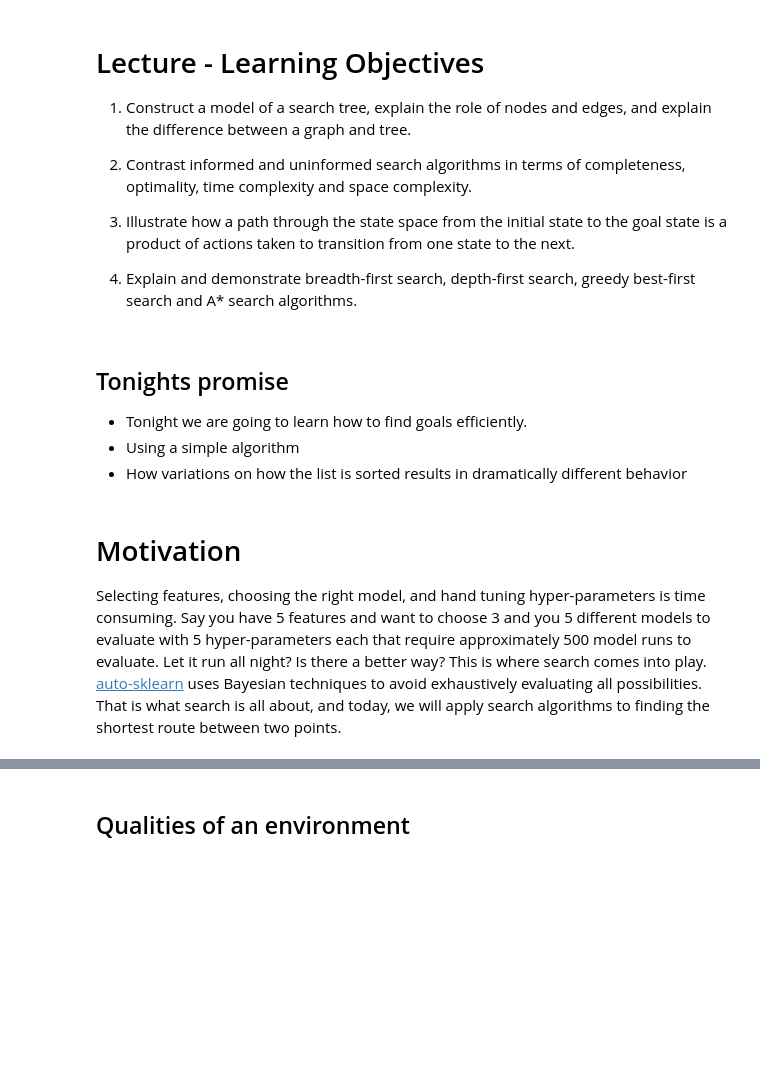
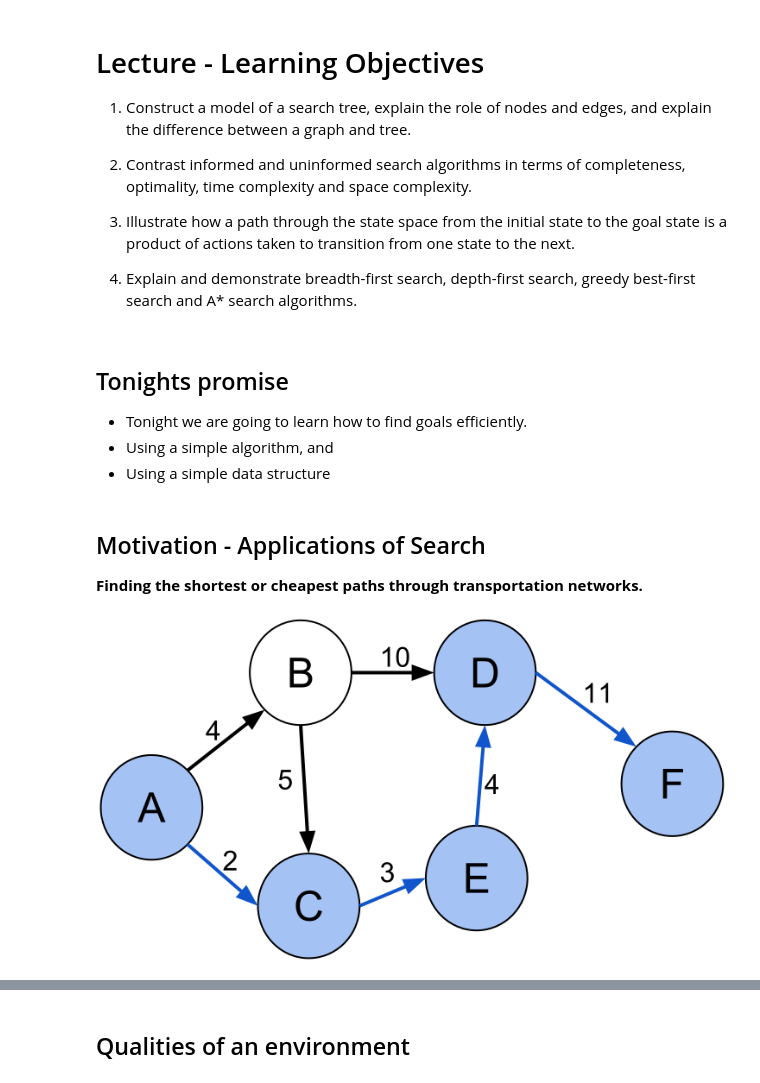
Before and after one commit to robOcity/ai-course, a Jupyter notebook: slides/week-2-search-slides.ipynb, the cells around one changed output, grey strips where cells are left out. Saved outputs shown, nothing was run; the diff lists cells and outputs as text; code cells hidden in the pictures; blank space fills up the shorter version.

Commit message:
doc: updating search slides

```diff
--- a/slides/week-2-search-slides.ipynb
+++ b/slides/week-2-search-slides.ipynb
@@ -85,8 +85,13 @@ Image('images/simple_problem_solving_agent.jpg')
 ## Tonights promise
 
 * Tonight we are going to learn how to find goals efficiently.
-* Using a simple algorithm
-* How variations on how the list is sorted results in dramatically different behavior
+* Using a simple algorithm, and
+* Using a simple data structure
-# %% [markdown]
-# Motivation
-Selecting features, choosing the right model, and hand tuning hyper-parameters is time consuming.  Say you have 5 features and want to choose 3 and you 5 different models to evaluate with 5 hyper-parameters each that require approximately 500 model runs to evaluate.  Let it run all night? Is there a better way?  This is where search comes into play. [auto-sklearn](https://automl.github.io/auto-sklearn/stable/) uses Bayesian techniques to avoid exhaustively evaluating all possibilities.  That is what search is all about, and today, we will apply search algorithms to finding the shortest route between two points.
+# %% [markdown]
+## Motivation - Applications of Search
+
+**Finding the shortest or cheapest paths through transportation networks.**
+# %%
+Image("./images/Shortest_path_with_direct_weights.png")
+# %% [output]
+[figure, added]
```
Also changed, not shown: parts of 42 cells of this notebook, 2 other files.
